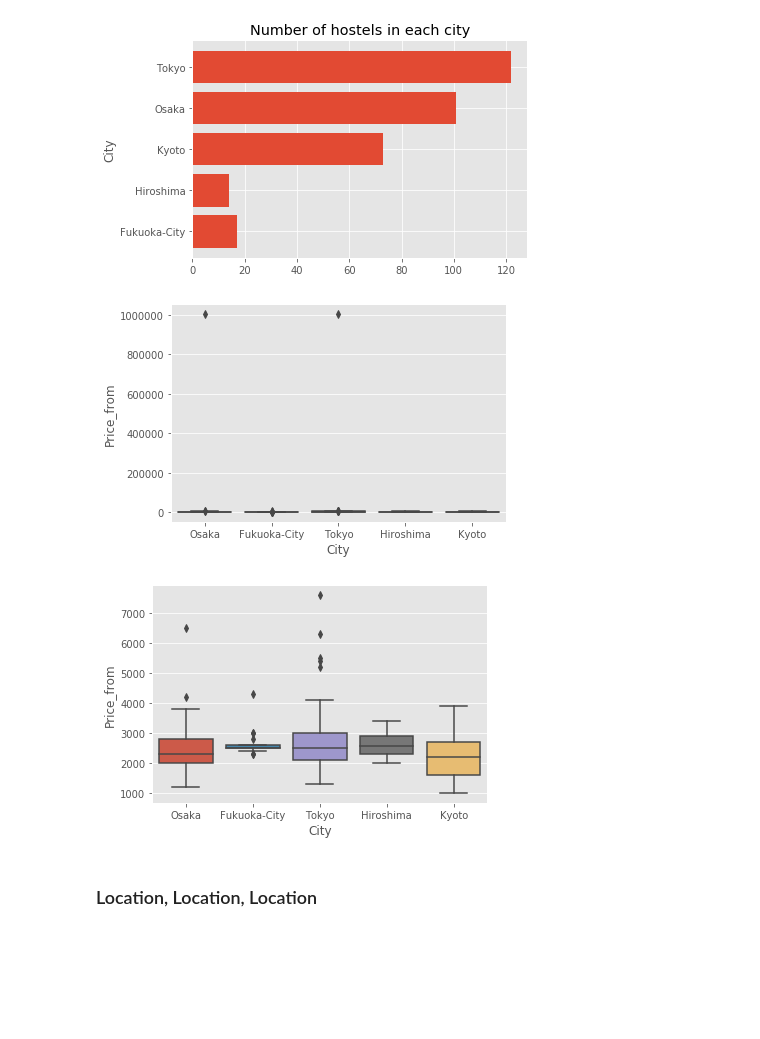
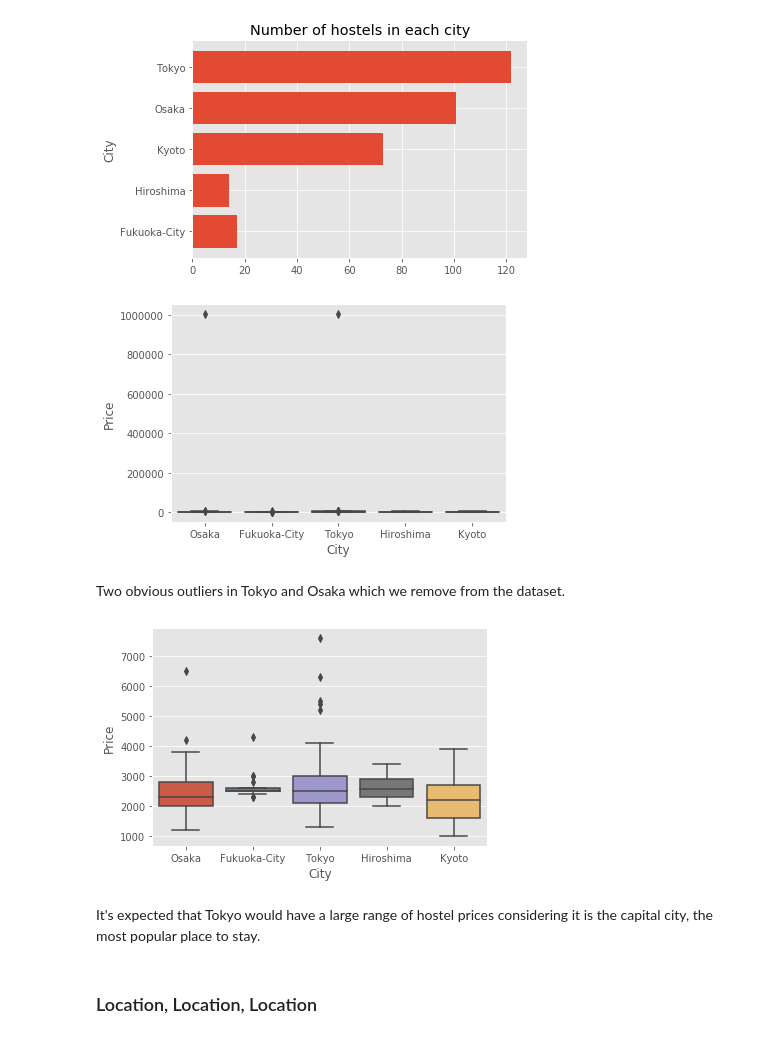
Before and after one commit to tangarts/hostel-world-jp, a Jupyter notebook: japan-hostel.ipynb, the cells around one changed output. Cells and saved outputs as stored; diff of their text form; code cells hidden in the pictures; blank space fills up the shorter version.

```diff
--- a/japan-hostel.ipynb
+++ b/japan-hostel.ipynb
@@ -19,8 +19,8 @@ According to [japan guide](https://www.japan-guide.com/e/e2025.html), Accomodati
 We'll start by renaming columns and casting the Distance column from string to numeric type, first removing 'km from city centre' from each entry.
 # %%
 hostel = pd.read_csv('Hostel.csv', index_col=0)
-hostel.columns = ["Hostel_Name", "City", "Price_from",
-                      "Distance", "Summary_Score", "Rating", "Atmosphere",
+hostel.columns = ["Name", "City", "Price",
+                      "Distance", "Score", "Rating", "Atmosphere",
                       "Cleaniness", "Facilities", "Location", "Security", "Staff", "Value",
                       "Longitude", "Latitude"]
 # %%
@@ -78,18 +79,20 @@ plt.show()
 # %% [output]
 [figure]
 # %%
-sns.boxplot(hostel.City, hostel['Price_from'])
+sns.boxplot(hostel.City, hostel['Price'])
 plt.show()
-# two obvious outliers in Tokyo and Osaka
 # %% [output]
-[figure, old version]
+[figure, new version]
+# %% [markdown]
+Two obvious outliers in Tokyo and Osaka which we remove from the dataset.
 # %%
-hostel = hostel[hostel["Price_from"] < 10000]
-sns.boxplot(hostel.City, hostel['Price_from'])
+hostel = hostel[hostel["Price"] < 10000]
+sns.boxplot(hostel.City, hostel['Price'])
 plt.show()
-# It's expected that Tokyo would have a large range of hostel prices considering it is the capital city, most popular
 # %% [output]
-[figure, old version]
+[figure, new version]
+# %% [markdown]
+It's expected that Tokyo would have a large range of hostel prices considering it is the capital city, the most popular place to stay.
 # %% [markdown]
 ### Location, Location, Location
 # %%
```
Also changed, not shown: parts of 16 cells of this notebook, 1 other file.
